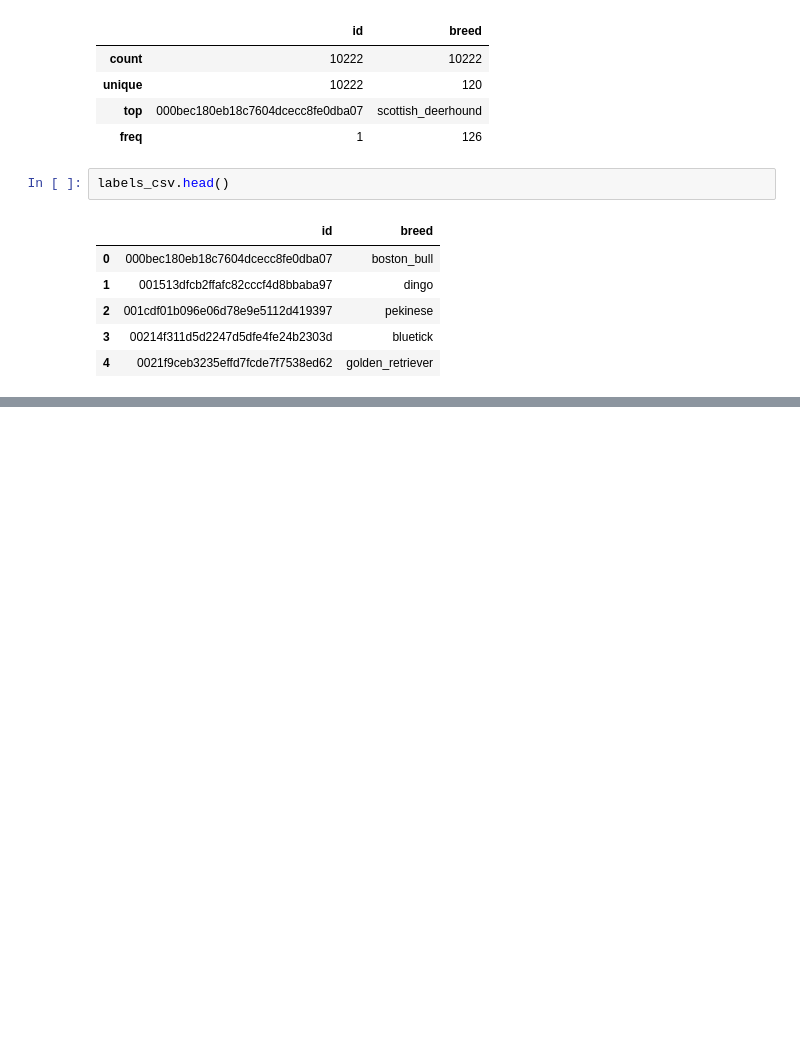
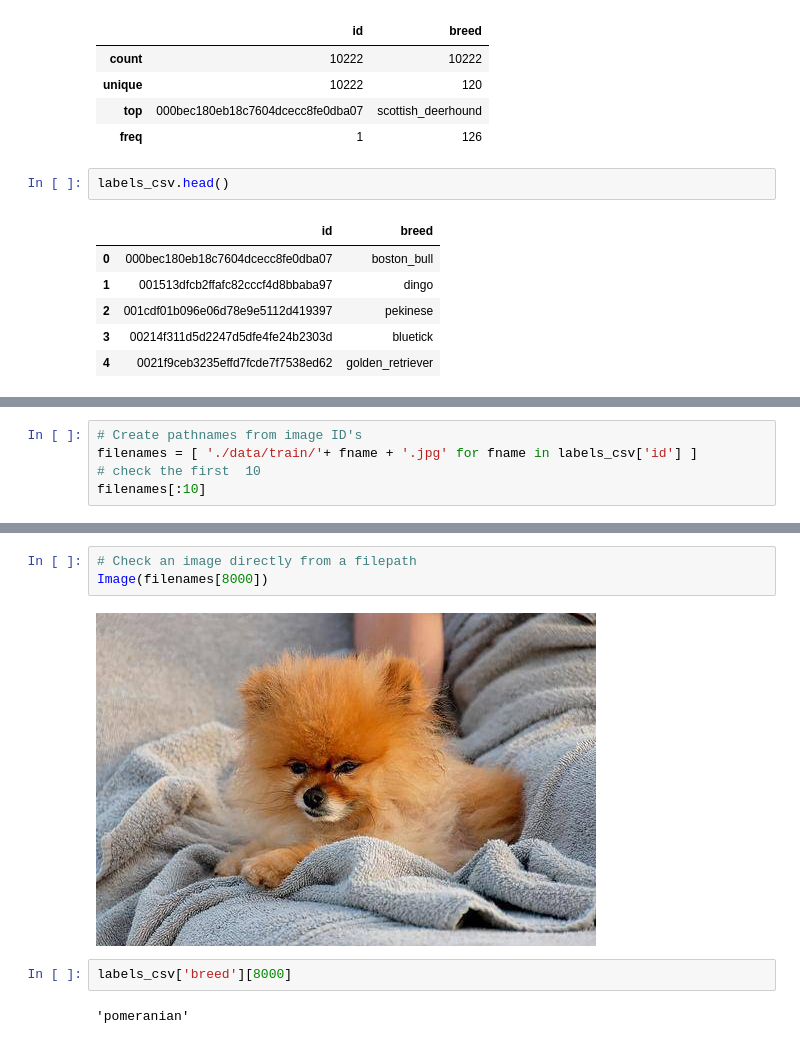
Before and after one commit to Aliabdo6/dog_vision, a Jupyter notebook: end-to-end-dog-vision.ipynb, the cells around one changed output, grey strips where cells are left out. Drawn from its saved outputs; the diff is of its cells as text; blank space fills up the shorter version.

```diff
--- a/end-to-end-dog-vision.ipynb
+++ b/end-to-end-dog-vision.ipynb
@@ -114,0 +151,5 @@ labels_csv["breed"].value_counts().plot.bar(figsize=(20, 10));
+# %%
+# Create pathnames from image ID's
+filenames = [ './data/train/'+ fname + '.jpg' for fname in labels_csv['id'] ]
+# check the first  10
+filenames[:10]
@@ -114,0 +184,9 @@ labels_csv["breed"].value_counts().plot.bar(figsize=(20, 10));
+# %%
+# Check an image directly from a filepath
+Image(filenames[8000])
+# %% [output]
+[figure, added]
+# %%
+labels_csv['breed'][8000]
+# %% [output]
+'pomeranian'
```
Also changed, not shown: parts of 12 cells of this notebook.
